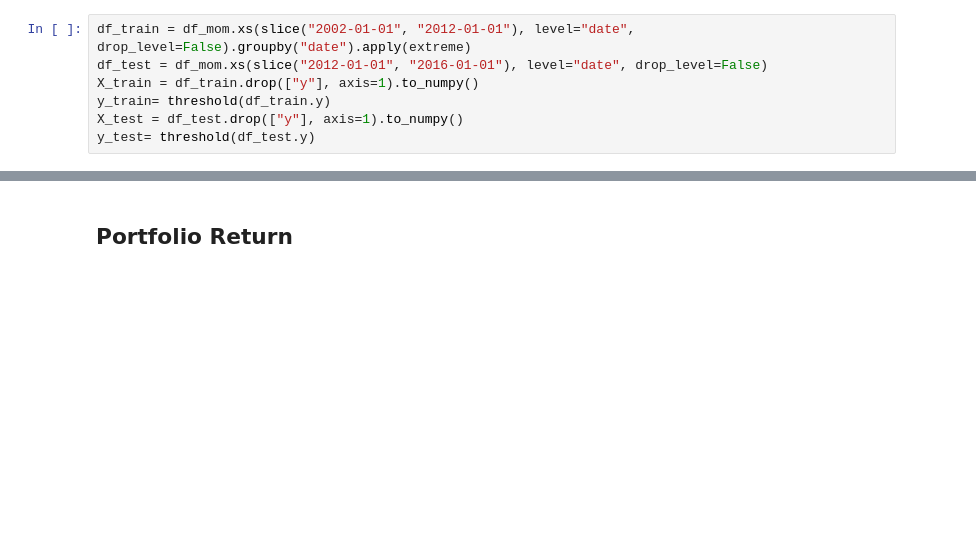
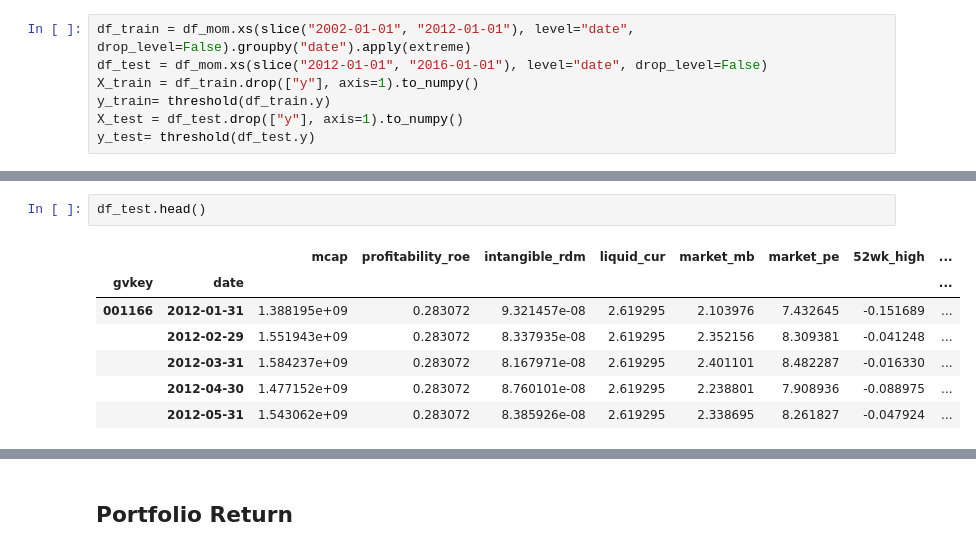
Before and after one commit to iewaij/tseu, a Jupyter notebook: notebooks/fundamental_backtest_mooom.ipynb, the cells around one changed output, grey strips where cells are left out. Drawn from its saved outputs; the diff is of its cells as text; blank space fills up the shorter version.

```diff
--- a/notebooks/fundamental_backtest_mooom.ipynb
+++ b/notebooks/fundamental_backtest_mooom.ipynb
@@ -186,0 +187,10 @@ weighted avg       0.09      0.23      0.12     42785
+# %%
+df_test.head()
+# %% [output]
+|  |  | mcap | profitability_roe | intangible_rdm | liquid_cur | market_mb | market_pe | 52wk_high | ... |
+| gvkey | date |  |  |  |  |  |  |  | ... |
+| 001166 | 2012-01-31 | 1.388195e+09 | 0.283072 | 9.321457e-08 | 2.619295 | 2.103976 | 7.432645 | -0.151689 | ... |
+|  | 2012-02-29 | 1.551943e+09 | 0.283072 | 8.337935e-08 | 2.619295 | 2.352156 | 8.309381 | -0.041248 | ... |
+|  | 2012-03-31 | 1.584237e+09 | 0.283072 | 8.167971e-08 | 2.619295 | 2.401101 | 8.482287 | -0.016330 | ... |
+|  | 2012-04-30 | 1.477152e+09 | 0.283072 | 8.760101e-08 | 2.619295 | 2.238801 | 7.908936 | -0.088975 | ... |
+|  | 2012-05-31 | 1.543062e+09 | 0.283072 | 8.385926e-08 | 2.619295 | 2.338695 | 8.261827 | -0.047924 | ... |
```
Also changed, not shown: parts of 24 cells of this notebook.
